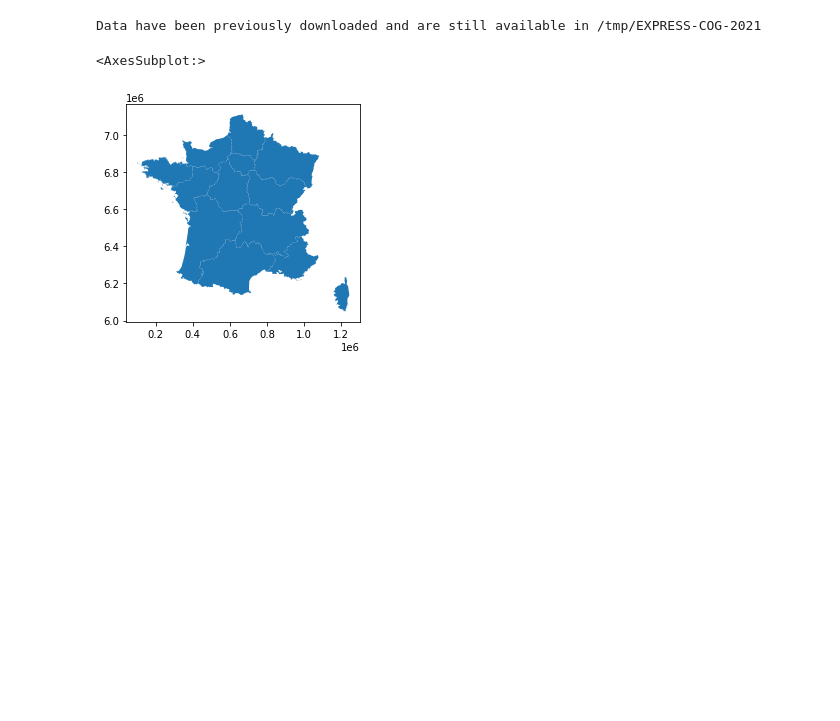
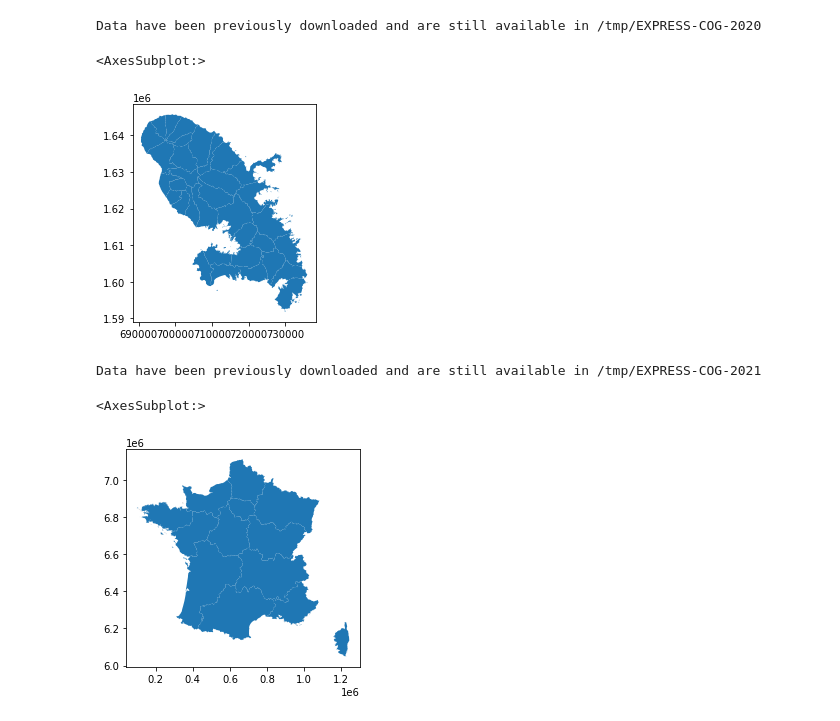
Before and after one commit to InseeFrLab/cartiflette, a Jupyter notebook: rtest.ipynb, the cells around one changed output. Saved outputs shown, nothing was run; the diff lists cells and outputs as text; code cells hidden in the pictures; blank space fills up the shorter version.

```diff
--- a/rtest.ipynb
+++ b/rtest.ipynb
@@ -11,3 +72,9 @@ dev.get_shapefile_ign(level = "COMMUNE", field = "martinique", year=2021).plot()
+# %%
+dev.get_shapefile_ign(level = "COMMUNE", field = "martinique", year = 2020).plot()
+# %% [output]
+Data have been previously downloaded and are still available in /tmp/EXPRESS-COG-2020
+<AxesSubplot:>
+[figure, added]
 # %%
 dev.get_shapefile_ign(level = "COMMUNE", field = "reunion").plot()
 # %%
```
Also changed, not shown: parts of 5 cells of this notebook, 2 other files.
